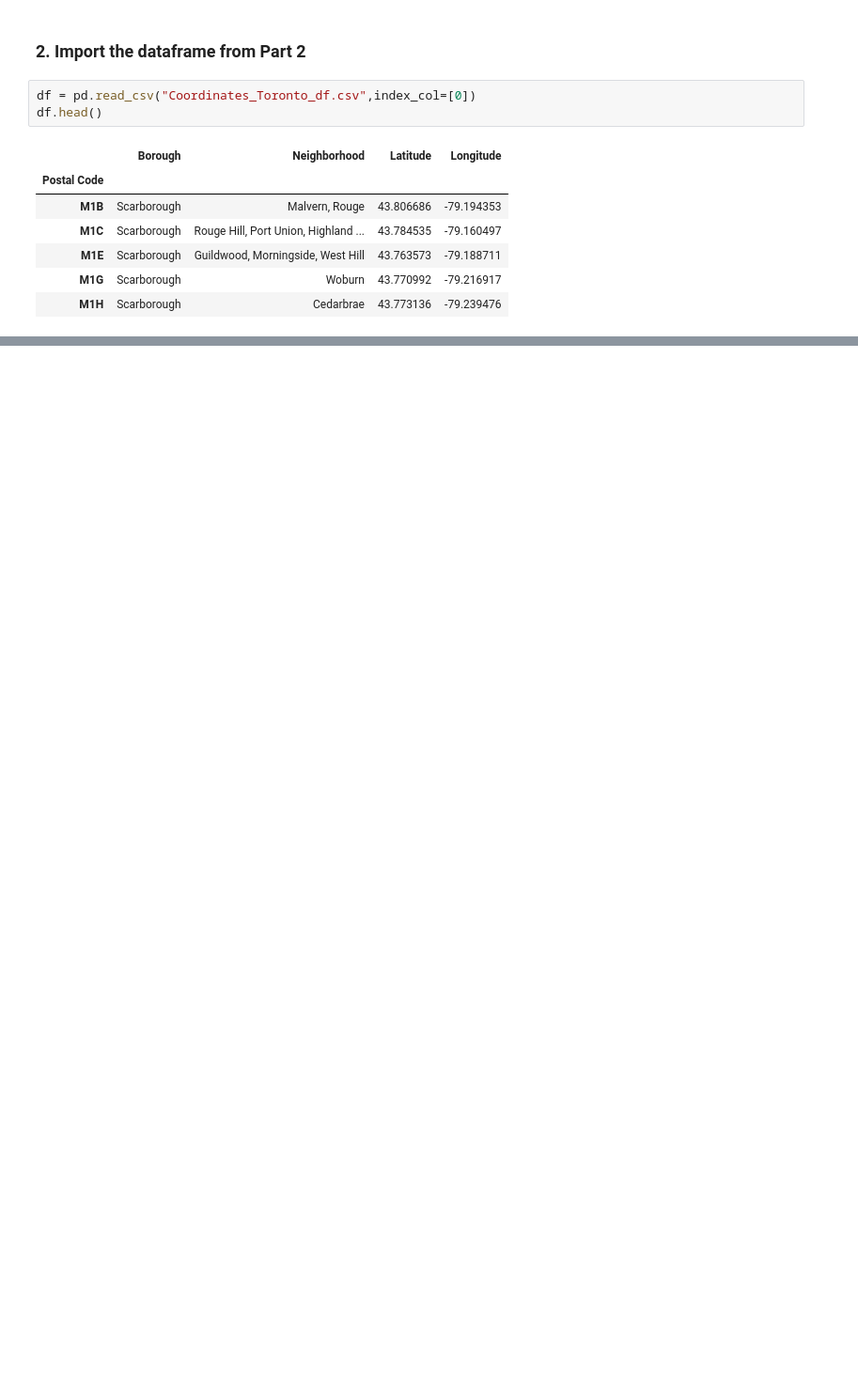
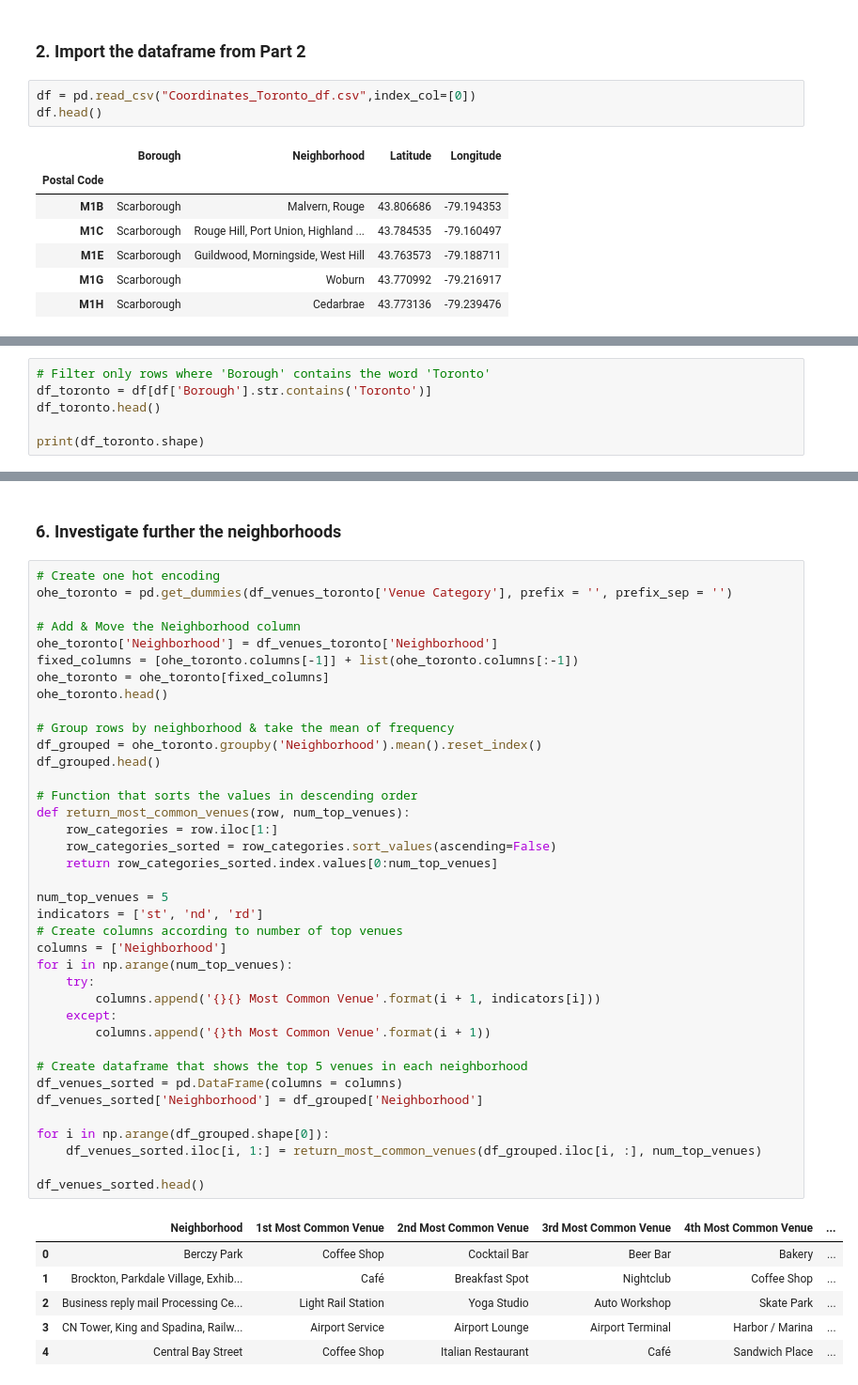
Before and after one commit to asarrazin/Coursera_Capstone, a Jupyter notebook: Week 3 - Part 3.ipynb, the cells around one changed output, grey strips where cells are left out. Shown at 94% size. Drawn from its saved outputs; the diff is of its cells as text; blank space fills up the shorter version.

```diff
--- a/Week 3 - Part 3.ipynb
+++ b/Week 3 - Part 3.ipynb
@@ -24,0 +31,6 @@ df.head()
+# %%
+# Filter only rows where 'Borough' contains the word 'Toronto'
+df_toronto = df[df['Borough'].str.contains('Toronto')]
+df_toronto.head()
+
+print(df_toronto.shape)
@@ -24,0 +144,47 @@ df.head()
+# %% [markdown]
+### 6. Investigate further the neighborhoods
+# %%
+# Create one hot encoding
+ohe_toronto = pd.get_dummies(df_venues_toronto['Venue Category'], prefix = '', prefix_sep = '')
+
+# Add & Move the Neighborhood column
+ohe_toronto['Neighborhood'] = df_venues_toronto['Neighborhood']
+fixed_columns = [ohe_toronto.columns[-1]] + list(ohe_toronto.columns[:-1])
+ohe_toronto = ohe_toronto[fixed_columns]
+ohe_toronto.head()
+
+# Group rows by neighborhood & take the mean of frequency
+df_grouped = ohe_toronto.groupby('Neighborhood').mean().reset_index()
+df_grouped.head()
+
+# Function that sorts the values in descending order
+def return_most_common_venues(row, num_top_venues):
+    row_categories = row.iloc[1:]
+    row_categories_sorted = row_categories.sort_values(ascending=False)
+    return row_categories_sorted.index.values[0:num_top_venues]
+
+num_top_venues = 5
+indicators = ['st', 'nd', 'rd']
+# Create columns according to number of top venues
+columns = ['Neighborhood']
+for i in np.arange(num_top_venues):
+    try:
+        columns.append('{}{} Most Common Venue'.format(i + 1, indicators[i]))
+    except:
+        columns.append('{}th Most Common Venue'.format(i + 1))
+
+# Create dataframe that shows the top 5 venues in each neighborhood
+df_venues_sorted = pd.DataFrame(columns = columns)
+df_venues_sorted['Neighborhood'] = df_grouped['Neighborhood']
+
+for i in np.arange(df_grouped.shape[0]):
+    df_venues_sorted.iloc[i, 1:] = return_most_common_venues(df_grouped.iloc[i, :], num_top_venues)
+
+df_venues_sorted.head()
+# %% [output]
+|  | Neighborhood | 1st Most Common Venue | 2nd Most Common Venue | 3rd Most Common Venue | 4th Most Common Venue | ... |
+| 0 | Berczy Park | Coffee Shop | Cocktail Bar | Beer Bar | Bakery | ... |
+| 1 | Brockton, Parkdale Village, Exhib... | Café | Breakfast Spot | Nightclub | Coffee Shop | ... |
+| 2 | Business reply mail Processing Ce... | Light Rail Station | Yoga Studio | Auto Workshop | Skate Park | ... |
+| 3 | CN Tower, King and Spadina, Railw... | Airport Service | Airport Lounge | Airport Terminal | Harbor / Marina | ... |
+| 4 | Central Bay Street | Coffee Shop | Italian Restaurant | Café | Sandwich Place | ... |
```
Also changed, not shown: parts of 15 cells of this notebook.
